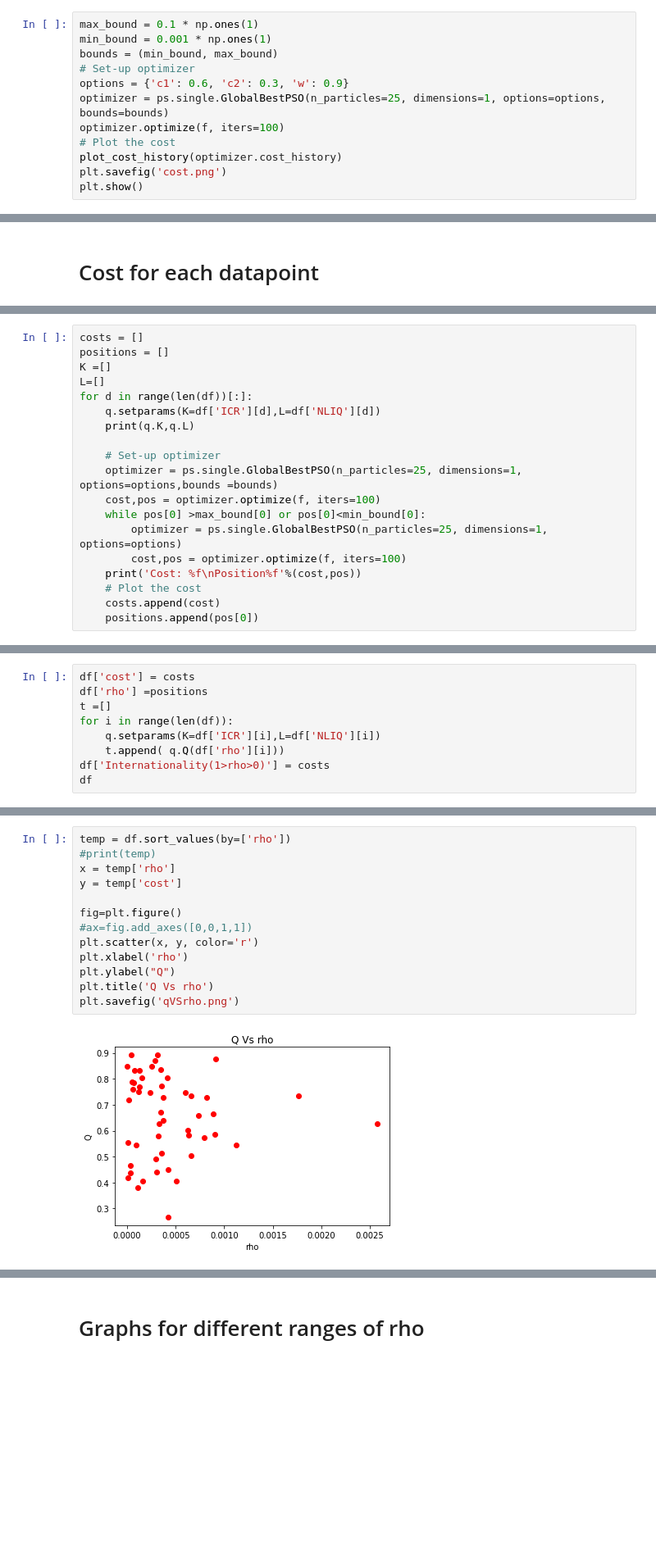
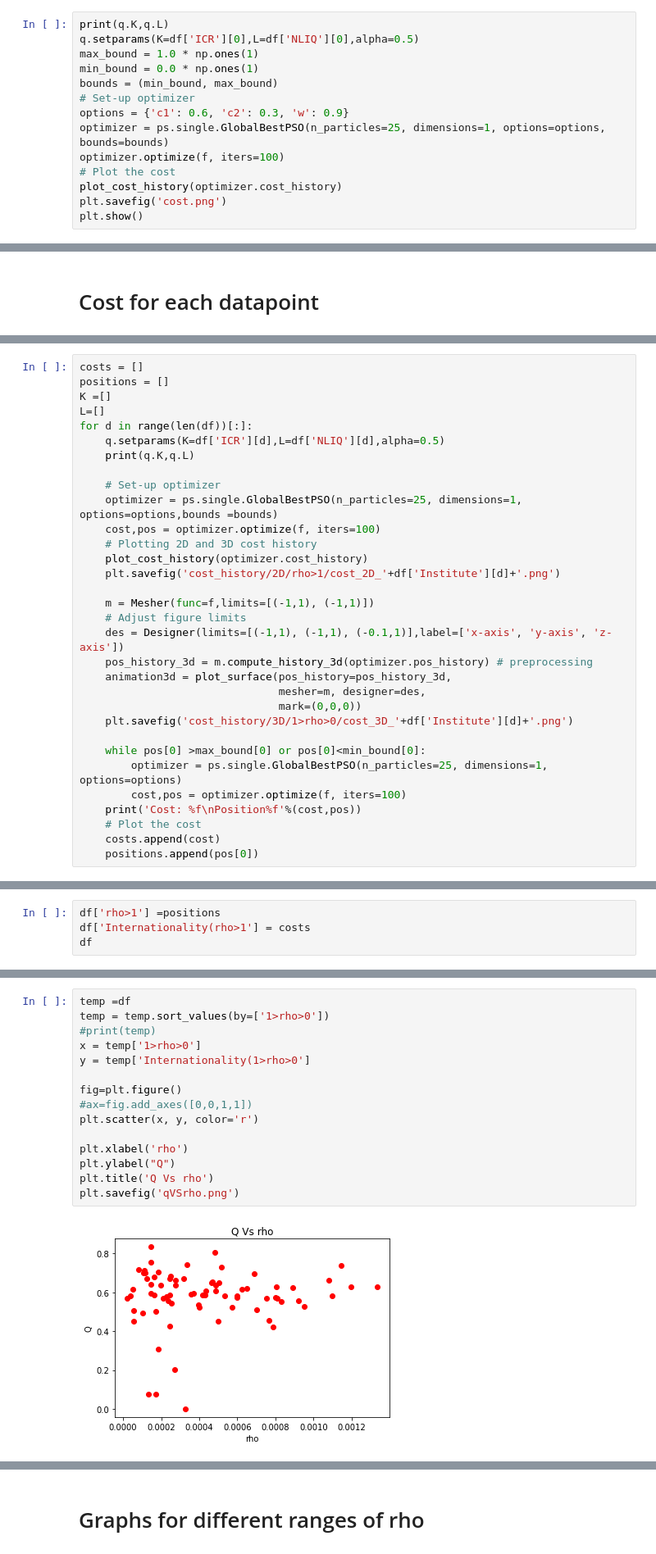
Before and after one commit to Poulami-Sarkar/Chaos-in-production-economics, a Jupyter notebook: PSO.ipynb, the cells around one changed output, grey strips where cells are left out. Shown: that part at 82% size. Saved outputs shown, nothing was run; the diff lists cells and outputs as text; blank space fills up the shorter version.

```diff
--- a/PSO.ipynb
+++ b/PSO.ipynb
@@ -100,8 +105,10 @@ q.Q(0.10114881)
 # %% [markdown]
 # PSO optimization using inbuilt pySwarm
 # %%
-max_bound = 0.1 * np.ones(1)
-min_bound = 0.001 * np.ones(1)
+print(q.K,q.L)
+q.setparams(K=df['ICR'][0],L=df['NLIQ'][0],alpha=0.5)
+max_bound = 1.0 * np.ones(1)
+min_bound = 0.0 * np.ones(1)
 bounds = (min_bound, max_bound)
 # Set-up optimizer
 options = {'c1': 0.6, 'c2': 0.3, 'w': 0.9}
@@ -146,12 +186,25 @@ positions = []
 K =[]
 L=[]
 for d in range(len(df))[:]:
-    q.setparams(K=df['ICR'][d],L=df['NLIQ'][d])
+    q.setparams(K=df['ICR'][d],L=df['NLIQ'][d],alpha=0.5)
     print(q.K,q.L)
 
     # Set-up optimizer
     optimizer = ps.single.GlobalBestPSO(n_particles=25, dimensions=1, options=options,bounds =bounds)
     cost,pos = optimizer.optimize(f, iters=100)
+    # Plotting 2D and 3D cost history
+    plot_cost_history(optimizer.cost_history)
+    plt.savefig('cost_history/2D/rho>1/cost_2D_'+df['Institute'][d]+'.png')
+
+    m = Mesher(func=f,limits=[(-1,1), (-1,1)])
+    # Adjust figure limits
+    des = Designer(limits=[(-1,1), (-1,1), (-0.1,1)],label=['x-axis', 'y-axis', 'z-axis'])
+    pos_history_3d = m.compute_history_3d(optimizer.pos_history) # preprocessing
+    animation3d = plot_surface(pos_history=pos_history_3d,
+                               mesher=m, designer=des,
+                               mark=(0,0,0))
+    plt.savefig('cost_history/3D/1>rho>0/cost_3D_'+df['Institute'][d]+'.png')
+
     while pos[0] >max_bound[0] or pos[0]<min_bound[0]:
         optimizer = ps.single.GlobalBestPSO(n_particles=25, dimensions=1, options=options)
         cost,pos = optimizer.optimize(f, iters=100)
@@ -221,9 +286,0 @@ Position0.000284
-# %%
-df['cost'] = costs
-df['rho'] =positions
-t =[]
-for i in range(len(df)):
-    q.setparams(K=df['ICR'][i],L=df['NLIQ'][i])
-    t.append( q.Q(df['rho'][i]))
-df['Internationality(1>rho>0)'] = costs
-df
@@ -247,0 +287,4 @@ df
+# %%
+df['rho>1'] =positions
+df['Internationality(rho>1'] = costs
+df
@@ -256,15 +313,17 @@ df[df['Institute'].isin(['Simon Fraser University','Indian Institute of Technolo
 # %%
-temp = df.sort_values(by=['rho'])
+temp =df
+temp = temp.sort_values(by=['1>rho>0'])
 #print(temp)
-x = temp['rho']
-y = temp['cost']
+x = temp['1>rho>0']
+y = temp['Internationality(1>rho>0']
 
 fig=plt.figure()
 #ax=fig.add_axes([0,0,1,1])
 plt.scatter(x, y, color='r')
+
 plt.xlabel('rho')
 plt.ylabel("Q")
 plt.title('Q Vs rho')
 plt.savefig('qVSrho.png')
 # %% [output]
-[figure, old version]
+[figure, new version]
```
Also changed, not shown: parts of 21 cells of this notebook, 2 other files.
